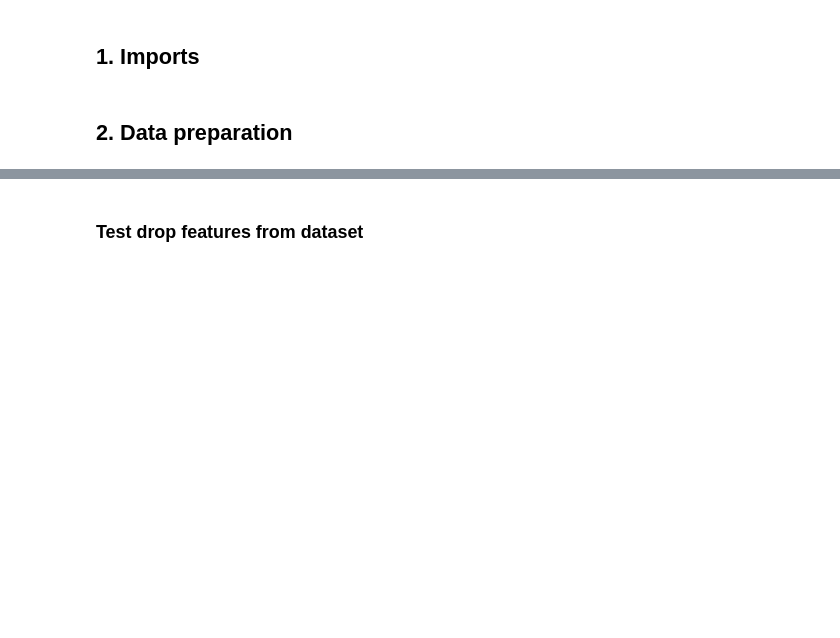
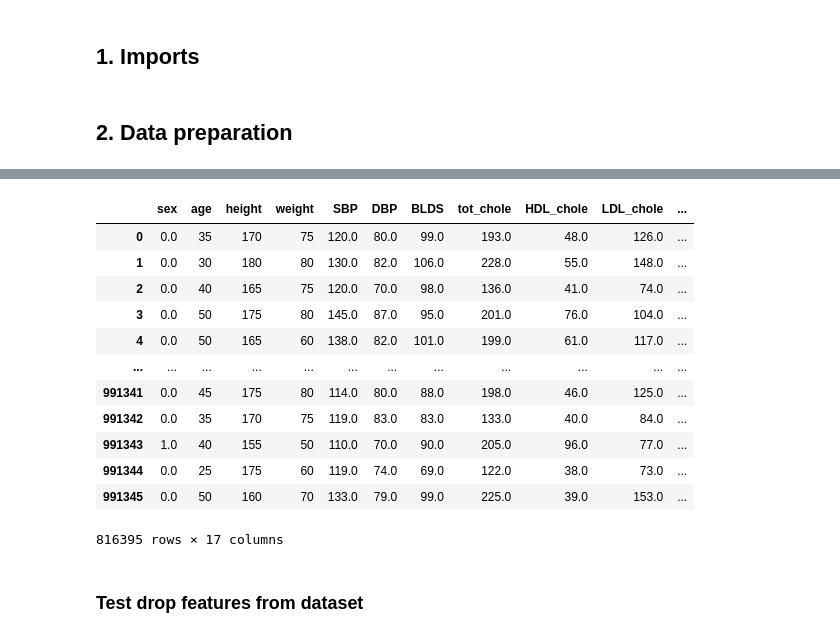
Before and after one commit to michaelkinnas/N.N.-Smokers-binary-classification-pytorch, a Jupyter notebook: smokers_binary_classification.ipynb, the cells around one changed output, grey strips where cells are left out. Drawn from its saved outputs; the diff is of its cells as text; code cells hidden in the pictures; blank space fills up the shorter version.

```diff
--- a/smokers_binary_classification.ipynb
+++ b/smokers_binary_classification.ipynb
@@ -29,6 +48,22 @@ dataset['SMK_stat_type_cd'] = dataset['SMK_stat_type_cd'].apply(lambda x: 1.0 if
 # %%
 # Remove some input features from dataset
 dataset = dataset.drop(['waistline','sight_left','sight_right','hear_left','hear_right','urine_protein','DRK_YN'], axis=1)
+# %%
+dataset
+# %% [output]
+|  | sex | age | height | weight | SBP | DBP | BLDS | tot_chole | HDL_chole | LDL_chole | ... |
+| 0 | 0.0 | 35 | 170 | 75 | 120.0 | 80.0 | 99.0 | 193.0 | 48.0 | 126.0 | ... |
+| 1 | 0.0 | 30 | 180 | 80 | 130.0 | 82.0 | 106.0 | 228.0 | 55.0 | 148.0 | ... |
+| 2 | 0.0 | 40 | 165 | 75 | 120.0 | 70.0 | 98.0 | 136.0 | 41.0 | 74.0 | ... |
+| 3 | 0.0 | 50 | 175 | 80 | 145.0 | 87.0 | 95.0 | 201.0 | 76.0 | 104.0 | ... |
+| 4 | 0.0 | 50 | 165 | 60 | 138.0 | 82.0 | 101.0 | 199.0 | 61.0 | 117.0 | ... |
+| ... | ... | ... | ... | ... | ... | ... | ... | ... | ... | ... | ... |
+| 991341 | 0.0 | 45 | 175 | 80 | 114.0 | 80.0 | 88.0 | 198.0 | 46.0 | 125.0 | ... |
+| 991342 | 0.0 | 35 | 170 | 75 | 119.0 | 83.0 | 83.0 | 133.0 | 40.0 | 84.0 | ... |
+| 991343 | 1.0 | 40 | 155 | 50 | 110.0 | 70.0 | 90.0 | 205.0 | 96.0 | 77.0 | ... |
+| 991344 | 0.0 | 25 | 175 | 60 | 119.0 | 74.0 | 69.0 | 122.0 | 38.0 | 73.0 | ... |
+| 991345 | 0.0 | 50 | 160 | 70 | 133.0 | 79.0 | 99.0 | 225.0 | 39.0 | 153.0 | ... |
+816395 rows × 17 columns
 # %% [markdown]
 ### Test drop features from dataset
 # %%
```
Also changed, not shown: parts of 23 cells of this notebook.
